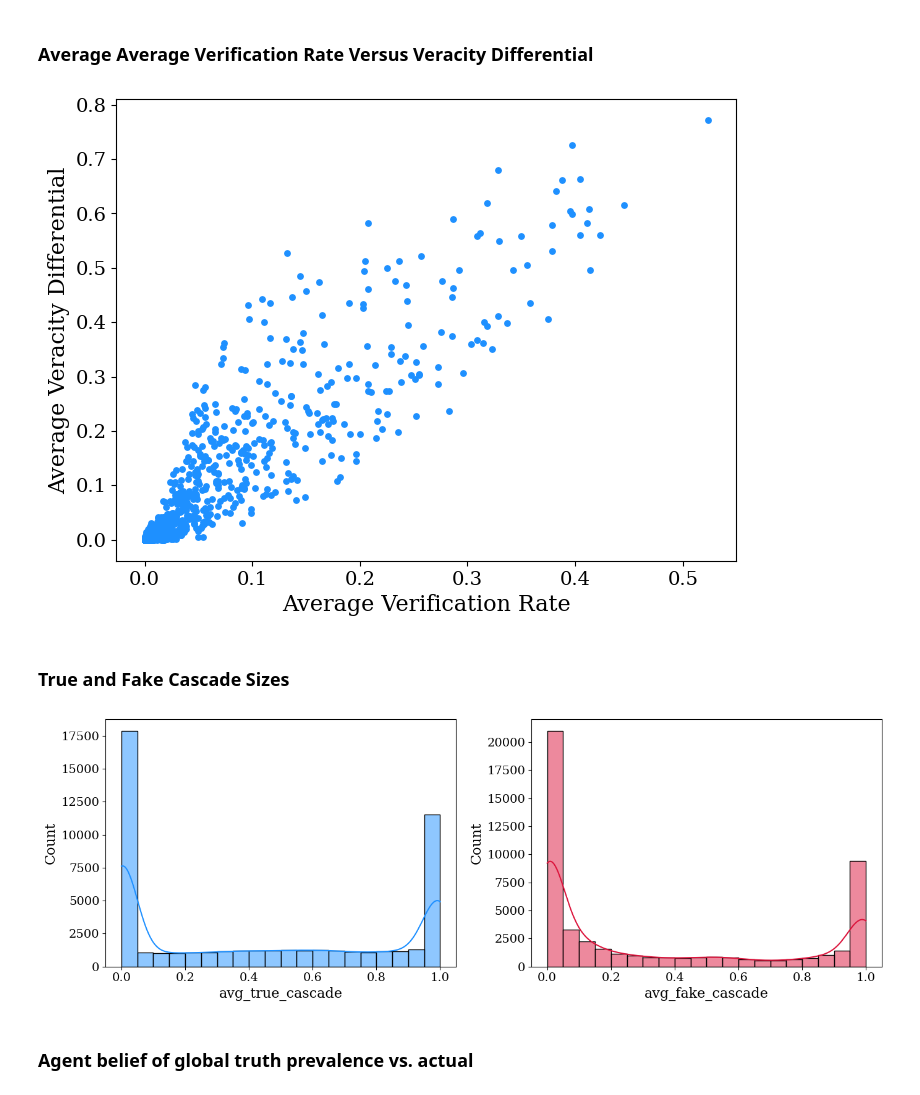
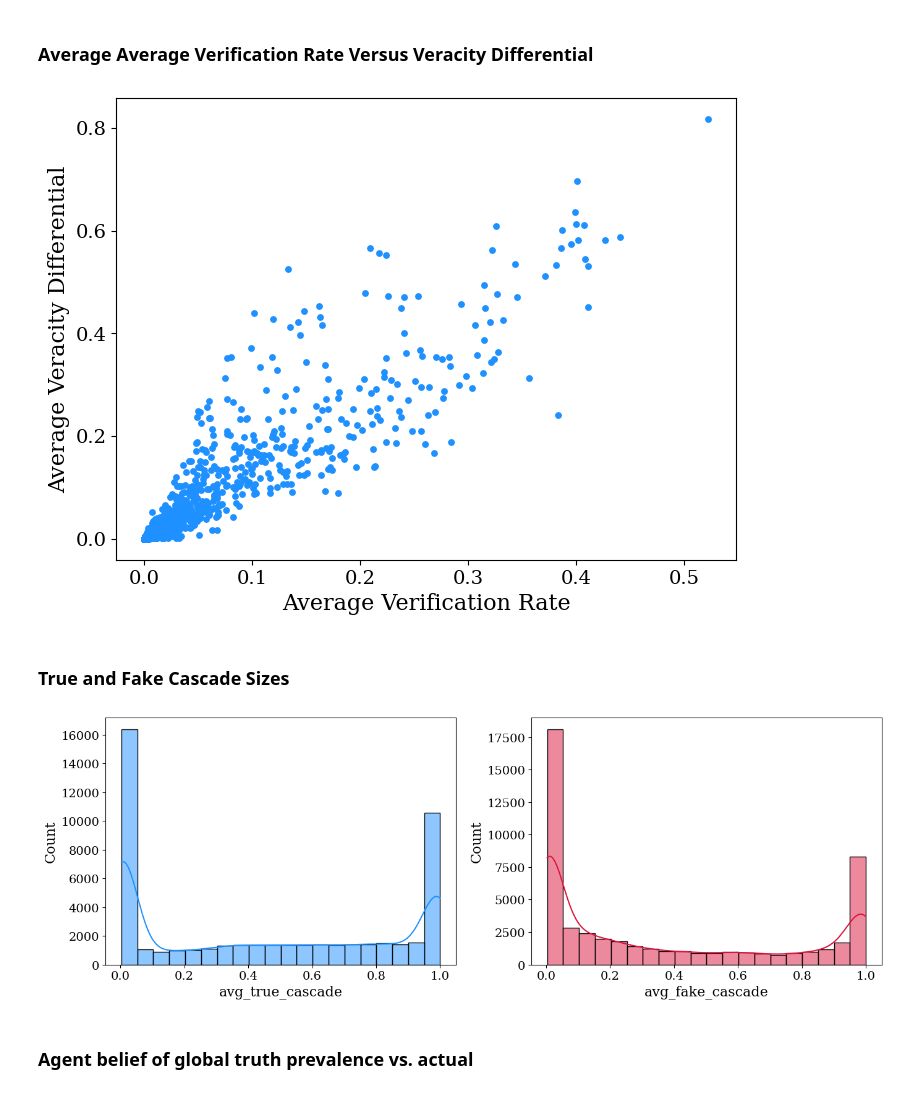
Before and after one commit to charlesaugdupont/deepfake-percolation, a Jupyter notebook: notebooks/EDA.ipynb, the cells around one changed output. Drawn from its saved outputs; the diff is of its cells as text; code cells hidden in the pictures.

```diff
--- a/notebooks/EDA.ipynb
+++ b/notebooks/EDA.ipynb
@@ -34,7 +34,7 @@ plt.rcParams.update({"font.size" : 15,
 plt.rc("text", usetex=False)
 plt.rc("font", family="serif")
 # %%
-DATA_DIR = Path("../data/sweep_2026_04_02_1324/")
+DATA_DIR = Path("../data/sweep_2026_04_10_1044/")
 sim_df = feather.read_feather(DATA_DIR / "simulations.arrow")
 node_df = feather.read_feather(DATA_DIR / "nodes.arrow")
 print("Simulations:", sim_df.shape)
@@ -186,17 +160,17 @@ plt.show()
 ### Average Average Verification Rate Versus Veracity Differential
 # %%
 plt.scatter(
-    sim_df.groupby("lhs_id").mean()["avg_verify_rate"],
-    sim_df.groupby("lhs_id").mean()["veracity_differential"],
+    sim_df.groupby("lhs_id")["avg_verify_rate"].mean(),
+    sim_df.groupby("lhs_id")["veracity_differential"].mean(),
     color="dodgerblue",
     s=15
 )
 
 plt.xlabel("Average Verification Rate")
 plt.ylabel("Average Veracity Differential")
 plt.show()
 # %% [output]
-[figure, old version]
+[figure, new version]
 # %% [markdown]
 ### True and Fake Cascade Sizes
 # %%
@@ -208,7 +182,7 @@ sns.histplot(sim_df["avg_fake_cascade"], bins=20, kde=True, color="crimson", ax=
 fig.tight_layout()
 plt.show()
 # %% [output]
-[figure, old version]
+[figure, new version]
 # %% [markdown]
 ### Agent belief of global truth prevalence vs. actual
 # %%
```
Also changed, not shown: parts of 18 cells of this notebook, 5 other files.
